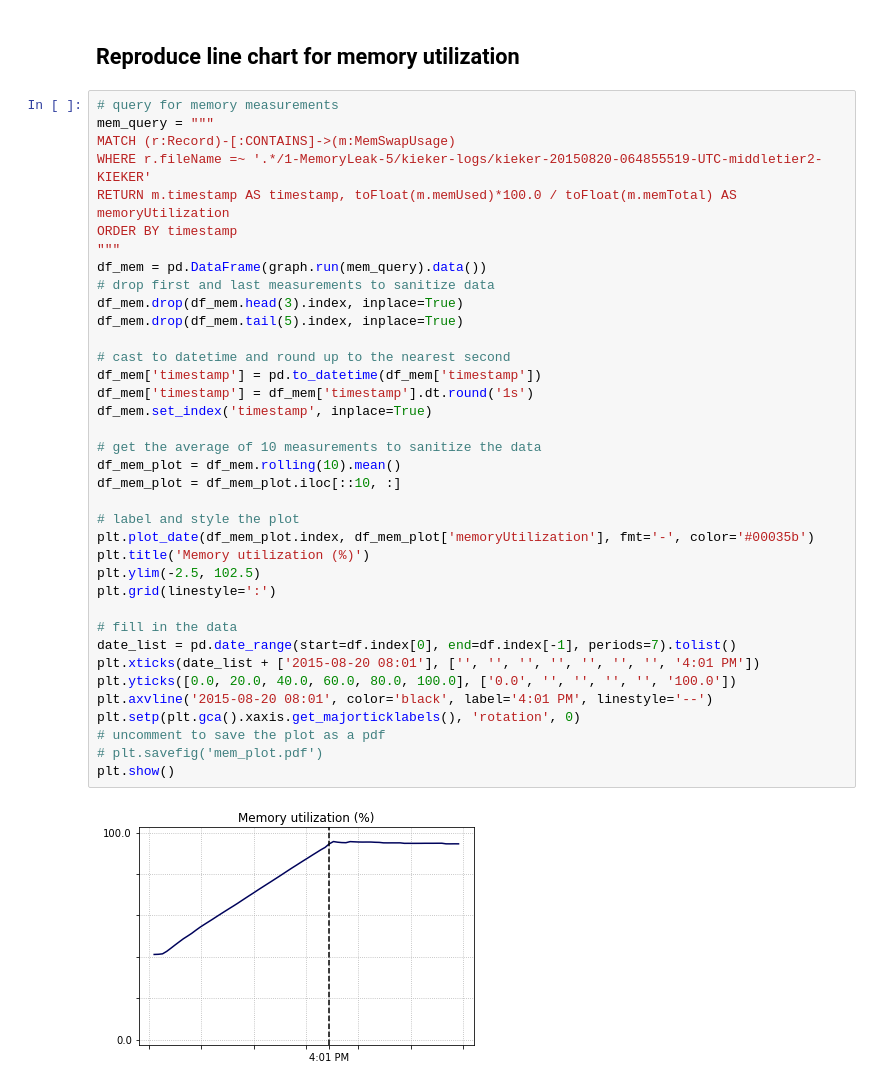
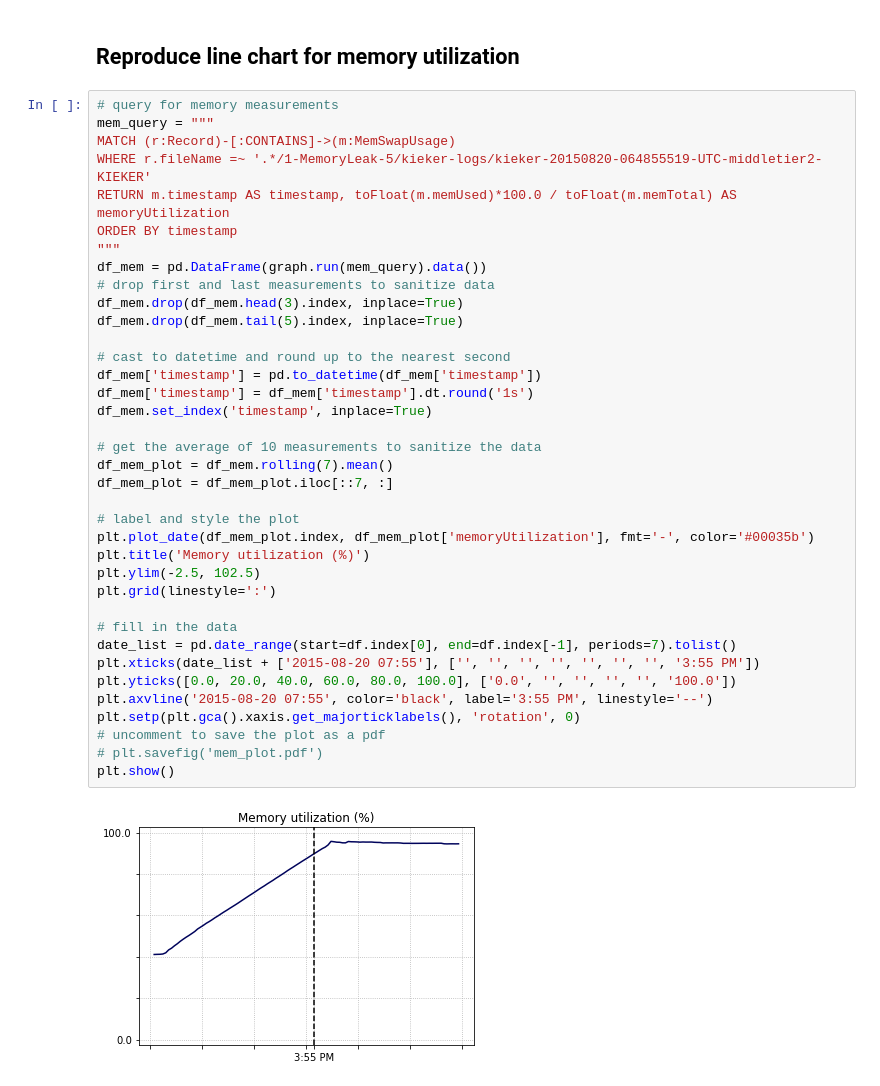
Before and after one commit to softvis-research/SSP2020, a Jupyter notebook: 1. Performance analysis at system-level.ipynb, the cells around one changed output. Saved outputs shown, nothing was run; the diff lists cells and outputs as text.

```diff
--- a/1. Performance analysis at system-level.ipynb
+++ b/1. Performance analysis at system-level.ipynb
@@ -60,35 +60,35 @@ MATCH (r:Record)-[:CONTAINS]->(m:MemSwapUsage)
 WHERE r.fileName =~ '.*/1-MemoryLeak-5/kieker-logs/kieker-20150820-064855519-UTC-middletier2-KIEKER'
 RETURN m.timestamp AS timestamp, toFloat(m.memUsed)*100.0 / toFloat(m.memTotal) AS memoryUtilization
 ORDER BY timestamp
 """
 df_mem = pd.DataFrame(graph.run(mem_query).data())
 # drop first and last measurements to sanitize data
 df_mem.drop(df_mem.head(3).index, inplace=True)
 df_mem.drop(df_mem.tail(5).index, inplace=True)
 
 # cast to datetime and round up to the nearest second
 df_mem['timestamp'] = pd.to_datetime(df_mem['timestamp'])
 df_mem['timestamp'] = df_mem['timestamp'].dt.round('1s')
 df_mem.set_index('timestamp', inplace=True)
 
 # get the average of 10 measurements to sanitize the data
-df_mem_plot = df_mem.rolling(10).mean()
-df_mem_plot = df_mem_plot.iloc[::10, :]
+df_mem_plot = df_mem.rolling(7).mean()
+df_mem_plot = df_mem_plot.iloc[::7, :]
 
 # label and style the plot
 plt.plot_date(df_mem_plot.index, df_mem_plot['memoryUtilization'], fmt='-', color='#00035b')
 plt.title('Memory utilization (%)')
 plt.ylim(-2.5, 102.5)
 plt.grid(linestyle=':')
 
 # fill in the data
 date_list = pd.date_range(start=df.index[0], end=df.index[-1], periods=7).tolist()
-plt.xticks(date_list + ['2015-08-20 08:01'], ['', '', '', '', '', '', '', '4:01 PM'])
+plt.xticks(date_list + ['2015-08-20 07:55'], ['', '', '', '', '', '', '', '3:55 PM'])
 plt.yticks([0.0, 20.0, 40.0, 60.0, 80.0, 100.0], ['0.0', '', '', '', '', '100.0'])
-plt.axvline('2015-08-20 08:01', color='black', label='4:01 PM', linestyle='--')
+plt.axvline('2015-08-20 07:55', color='black', label='3:55 PM', linestyle='--')
 plt.setp(plt.gca().xaxis.get_majorticklabels(), 'rotation', 0)
 # uncomment to save the plot as a pdf
 # plt.savefig('mem_plot.pdf')
 plt.show()
 # %% [output]
-[figure, old version]
+[figure, new version]
```
